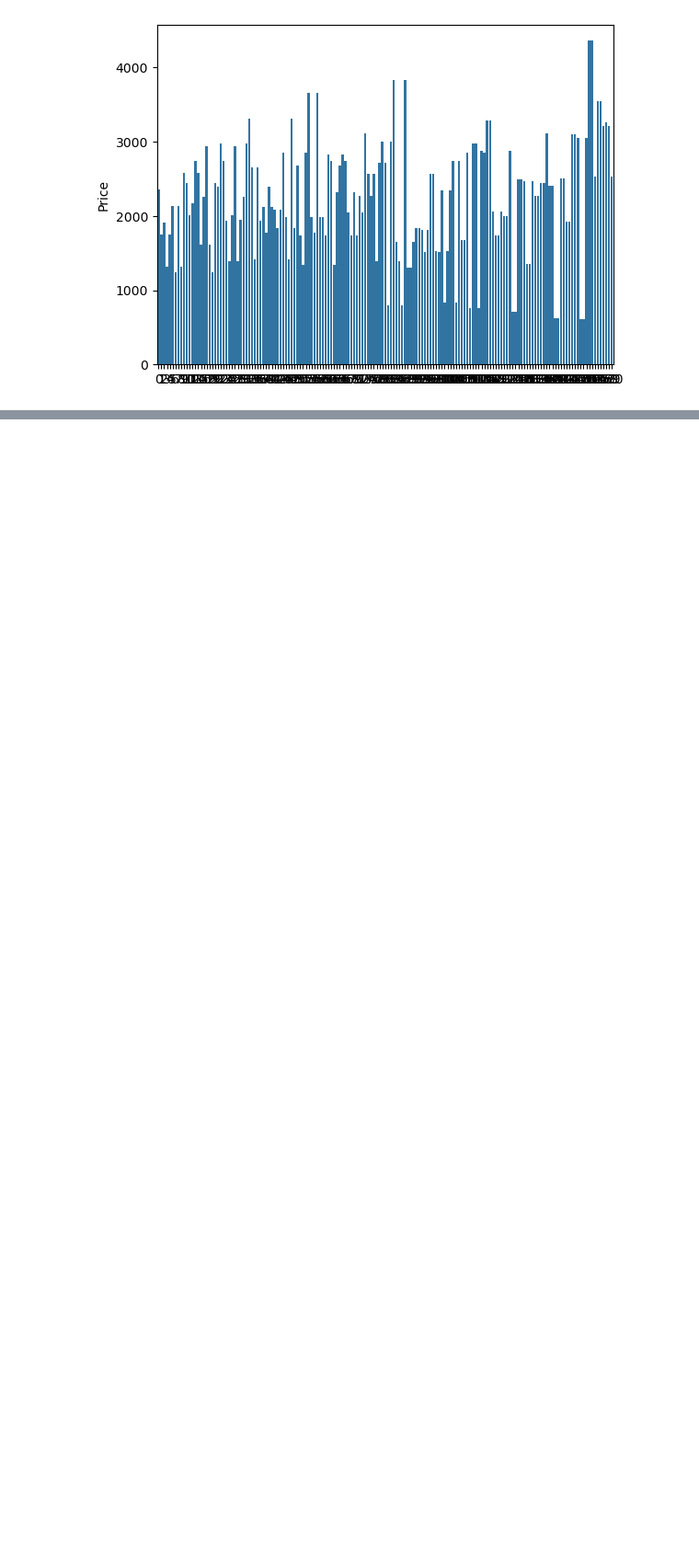
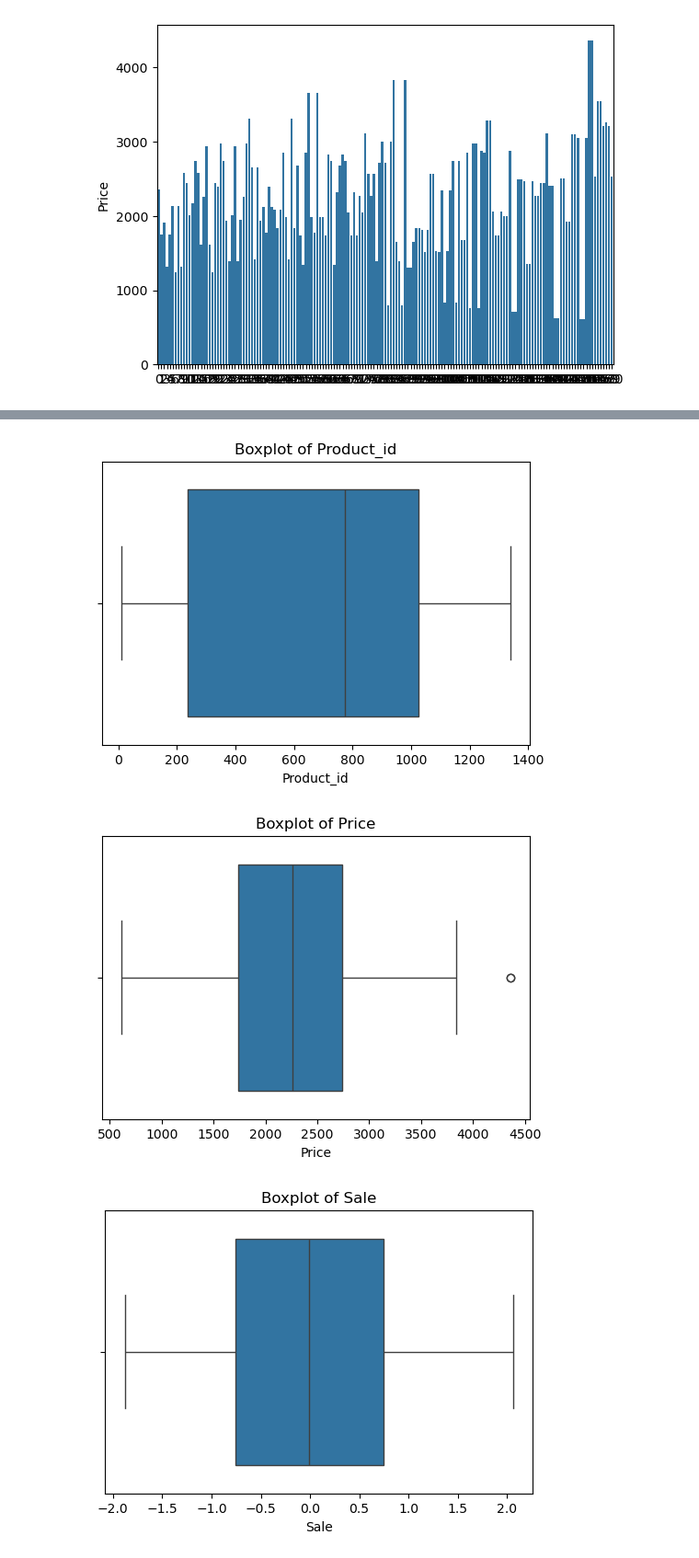
Before and after one commit to sumit11007/mobileprediction, a Jupyter notebook: notebook_main.ipynb, the cells around one changed output, grey strips where cells are left out. Shown at 92% size. Saved outputs shown, nothing was run; the diff lists cells and outputs as text; code cells hidden in the pictures; blank space fills up the shorter version.

```diff
--- a/notebook_main.ipynb
+++ b/notebook_main.ipynb
@@ -88,5 +115,5 @@ NameError: name 'scatter_matrix' is not defined
 # %%
-# Check the distributions/skewness in the variables and do the transformations if required.
+# iii. Check the distributions/skewness in the variables and do the transformations if required.
 # select numeric columns
 num_cols = df.select_dtypes(include=[np.number]).columns.tolist()
 # compute skewness per numeric column
@@ -97,5 +124,14 @@ print(skewness.sort_values(ascending=False))
 threshold = 0.75
 cols_to_transform = skewness[skewness.abs() > threshold].index.tolist()
 print(f'\nColumns to transform (|skew| > {threshold}): {cols_to_transform}')
+# define transformation function
+transform = lambda x: np.sqrt(x) if x.min() >= 0 else x
+# apply transformations to the identified columns
+for col in cols_to_transform:
+    df[col] = transform(df[col])
+# verify skewness after transformation
+new_skewness = df[cols_to_transform].skew()
+print('\nSkewness after transformation:')
+print(new_skewness.sort_values(ascending=False))
 # %% [output]
 Skewness per numeric column:
@@ -118,0 +154,11 @@ Columns to transform (|skew| > 0.75): ['Sale', 'weight', 'resoloution', 'interna
+# %%
+#iv.	Check/Treat the outliers and do the feature scaling if required.
+for col in num_cols:
+    plt.figure(figsize=(6, 4))
+    sns.boxplot(x=df[col])
+    plt.title(f'Boxplot of {col}')
+    plt.show()
+# %% [output]
+[figure, added]
+[figure, added]
+[figure, added]
```
Also changed, not shown: parts of 10 cells of this notebook.
